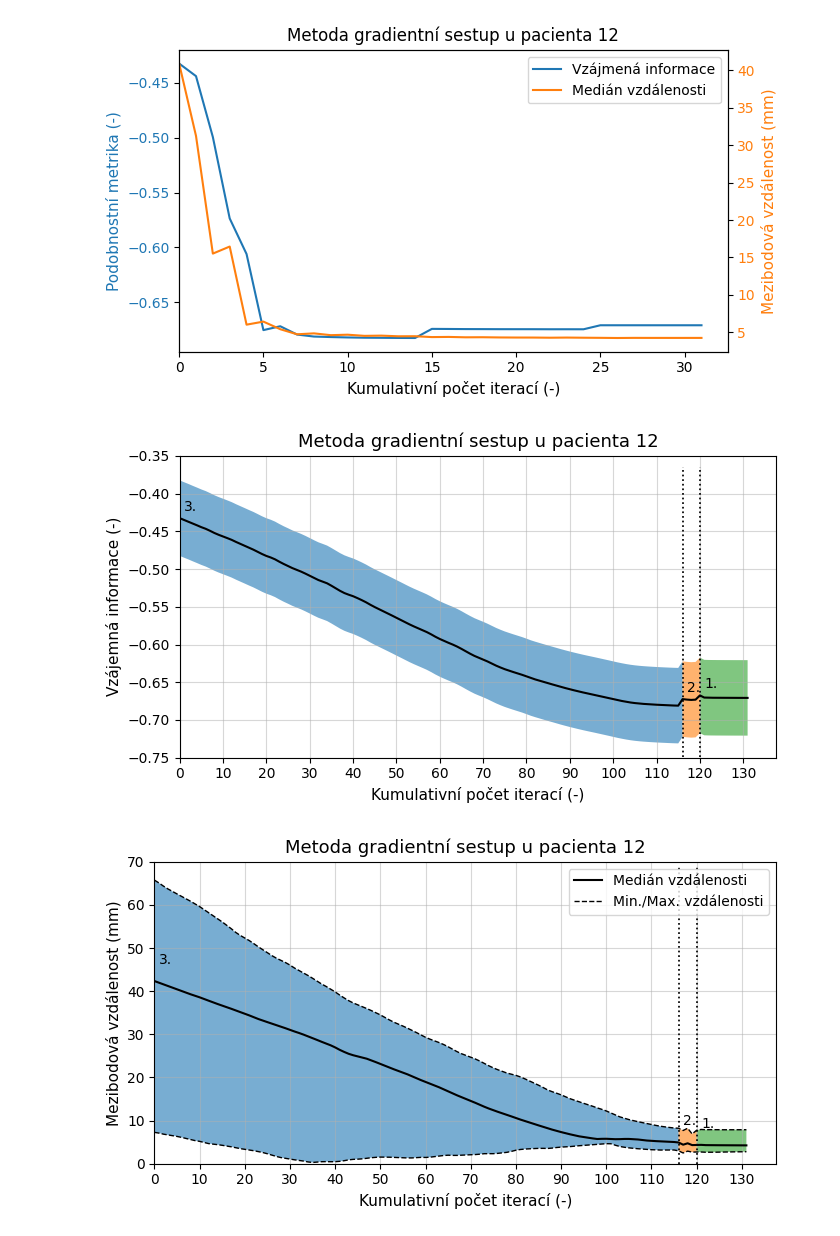
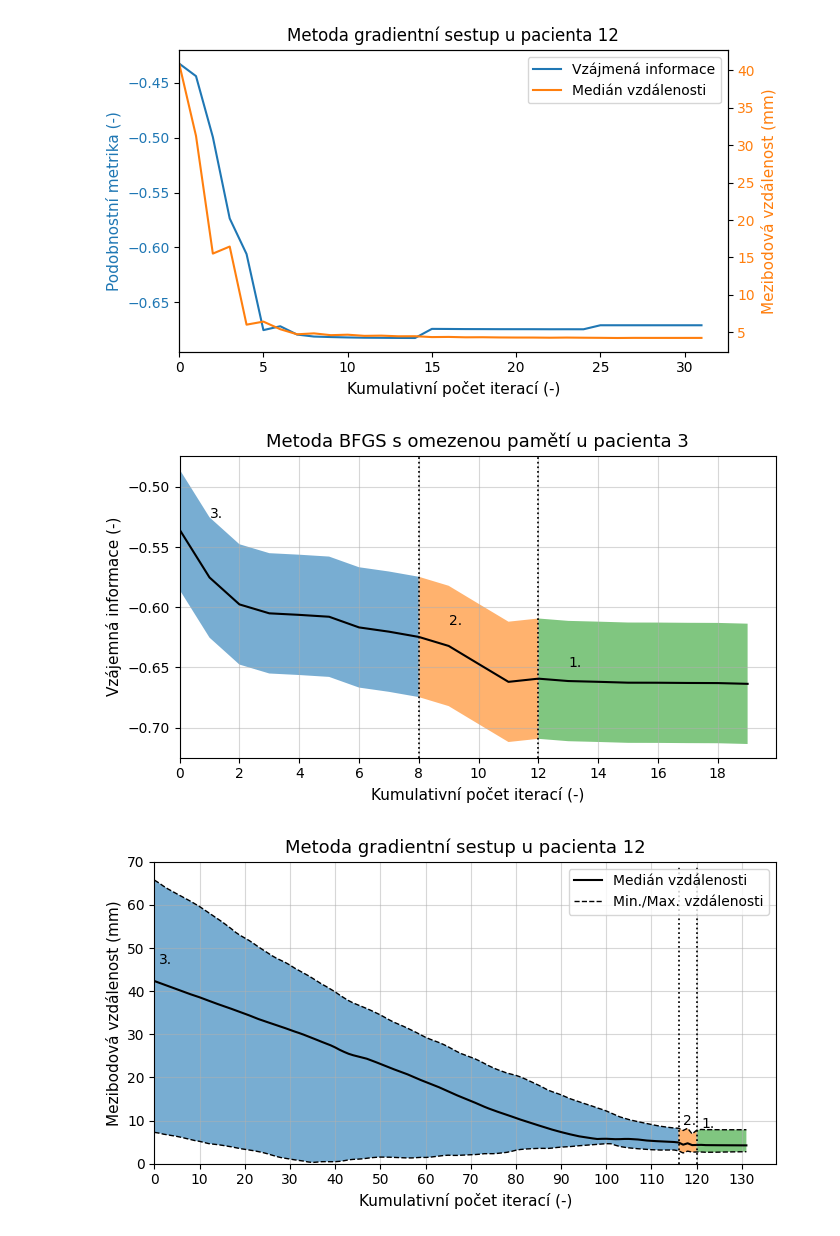
Before and after one commit to Vojtech-Benda/ca_isf, a Jupyter notebook: plotResults.ipynb, the cells around one changed output. Cells and saved outputs as stored; diff of their text form; code cells hidden in the pictures.

```diff
--- a/plotResults.ipynb
+++ b/plotResults.ipynb
@@ -250,8 +302,8 @@ plotErrorHist2(lastIterErrors[:, 2].ravel(), "Metoda BFGS s omezenou pamětí",
 Rozložení mezibodových vzdáleností napříč všemi pacienty podle registračních fází
 [figure]
 # %%
-patientNumber = "12"
-regMethodDir = "gradient"
+patientNumber = "03"
+regMethodDir = "gradientlbf"
 regMethod = ""
 
 if regMethodDir == "gradient":
@@ -430,36 +482,36 @@ def plotMetricValues(metric_values, multires_iters, shrink_factors, smooth_sigma
     # ax_metric.fill_between(iters[multires_iters[0]:multires_iters[1] + 1],
     #                     ax_ylim[0],
     #                     metric_values[multires_iters[0]:multires_iters[1] + 1],
     #                  facecolor="red", alpha=0.5)
     # ax_metric.fill_between(iters[multires_iters[1]:multires_iters[2] + 1],
     #                     ax_ylim[0],
     #                     metric_values[multires_iters[1]:multires_iters[2] + 1],
     #                  facecolor="blue", alpha=0.5)
     # ax_metric.fill_between(iters[multires_iters[2]:iters[-1] + 1],
     #                     ax_ylim[0],
     #                     ax_ylim[1],
     #                  facecolor="green", alpha=0.5)
     """
     ax_metric.set_xlabel("Kumulativní počet iterací (-)", fontsize=11)
     ax_metric.set_ylabel("Vzájemná informace (-)", fontsize=11)
     ax_metric.set_title(f"Metoda {reg_method} u pacienta {int(pat_number)}", fontsize=13)
-    ax_metric.set_xticks(np.arange(0, len(metric_values), 10))
-    ax_metric.set_yticks(np.arange(-0.35, -0.8, -0.05))
+    ax_metric.set_xticks(np.arange(0, len(metric_values), 2))
+    #ax_metric.set_yticks(np.arange(-0.35, -0.8, -0.05))
     ax_metric.grid(alpha=0.5)
     #ax_metric.legend()
     fig_metric.tight_layout()
     plt.show()
 
     if save:
         fig_metric.savefig(f"graficke_vystupy\\pacient_{pat_number}\\pacient{pat_number}BestMetric.pdf",
                            bbox_inches="tight")
 
 
 plotMetricValues(regInfo["metricValues"], regInfo["multiresIters"],
                  regInfo["shrinkFactors"], regInfo["smoothingSigmas"],
                  patientNumber, regMethod, save=True)
 # %% [output]
-[figure, old version]
+[figure, new version]
 # %%
 def plotRegistrationErrors(median_errors, min_errors, max_errors,
                            metric_values, multires_iters,
```
Also changed, not shown: parts of 3 cells of this notebook, 1 other file.
